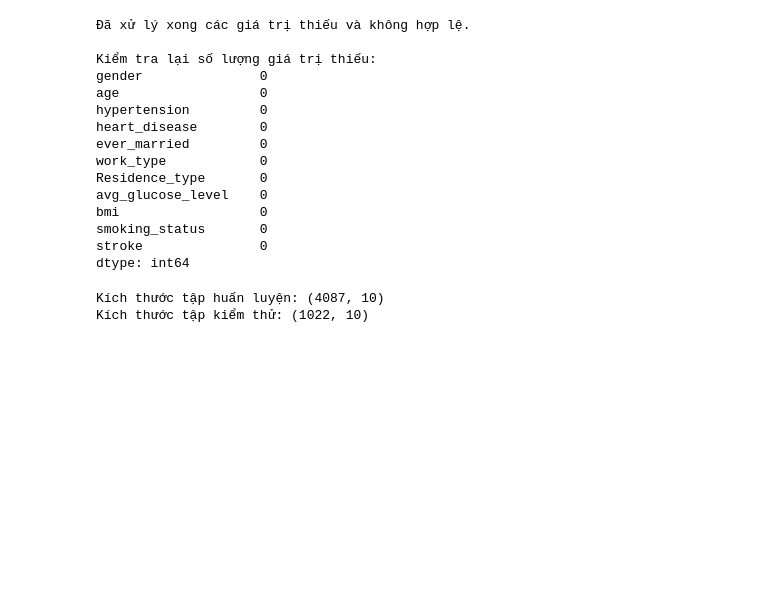
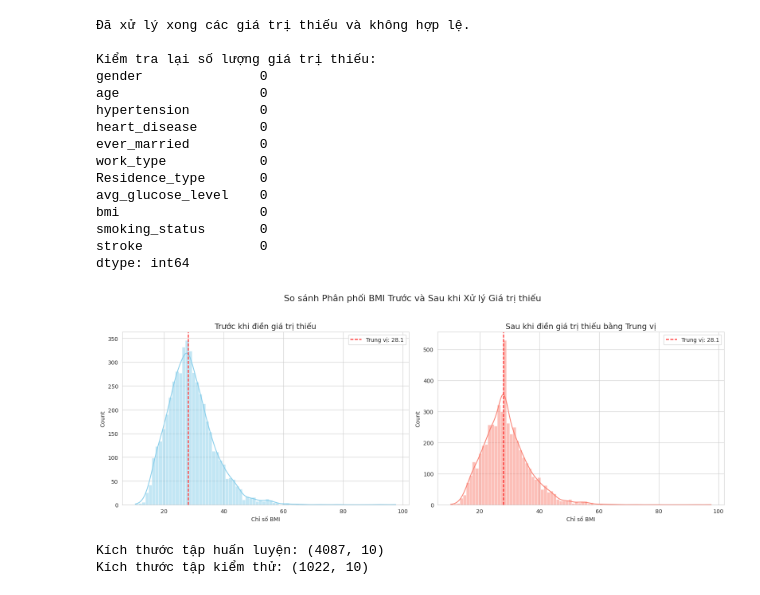
Before and after one commit to Bo3rang/Stroke-ML, a Jupyter notebook: Dự_đoán_đột_quỵ.ipynb, the cells around one changed output. Cells and saved outputs as stored; diff of their text form; code cells hidden in the pictures; blank space fills up the shorter version.

```diff
--- a/Dự_đoán_đột_quỵ.ipynb
+++ b/Dự_đoán_đột_quỵ.ipynb
@@ -329,6 +329,40 @@ bmi                  0
 smoking_status       0
 stroke               0
 dtype: int64
+# %%
+# @title Cell 10.5: Trực quan hóa tác động của việc điền giá trị thiếu cho BMI
+
+# Tạo một bản sao của DataFrame trước khi xử lý để so sánh
+df_before_imputation = pd.read_csv(csv_file_path)
+df_before_imputation = df_before_imputation[df_before_imputation['gender'] != 'Other']
+
+# Lấy dữ liệu sau khi xử lý từ cell 10
+df_after_imputation = df.copy()
+
+# Tính giá trị trung vị
+bmi_median = df_before_imputation['bmi'].median()
+
+fig, axes = plt.subplots(1, 2, figsize=(16, 6))
+fig.suptitle('So sánh Phân phối BMI Trước và Sau khi Xử lý Giá trị thiếu', fontsize=16)
+
+# Biểu đồ trước khi xử lý
+sns.histplot(df_before_imputation['bmi'].dropna(), kde=True, ax=axes[0], color='skyblue')
+axes[0].axvline(bmi_median, color='red', linestyle='--', label=f'Trung vị: {bmi_median:.1f}')
+axes[0].set_title('Trước khi điền giá trị thiếu', fontsize=14)
+axes[0].set_xlabel('Chỉ số BMI')
+axes[0].legend()
+
+# Biểu đồ sau khi xử lý
+sns.histplot(df_after_imputation['bmi'], kde=True, ax=axes[1], color='salmon')
+axes[1].axvline(bmi_median, color='red', linestyle='--', label=f'Trung vị: {bmi_median:.1f}')
+axes[1].set_title('Sau khi điền giá trị thiếu bằng Trung vị', fontsize=14)
+axes[1].set_xlabel('Chỉ số BMI')
+axes[1].legend()
+
+plt.tight_layout(rect=[0, 0, 1, 0.95])
+plt.show()
+# %% [output]
+[figure, added]
 # %%
 # @title Cell 11: Chia dữ liệu thành tập Train và Test
 
```
Also changed, not shown: parts of 6 cells of this notebook.
